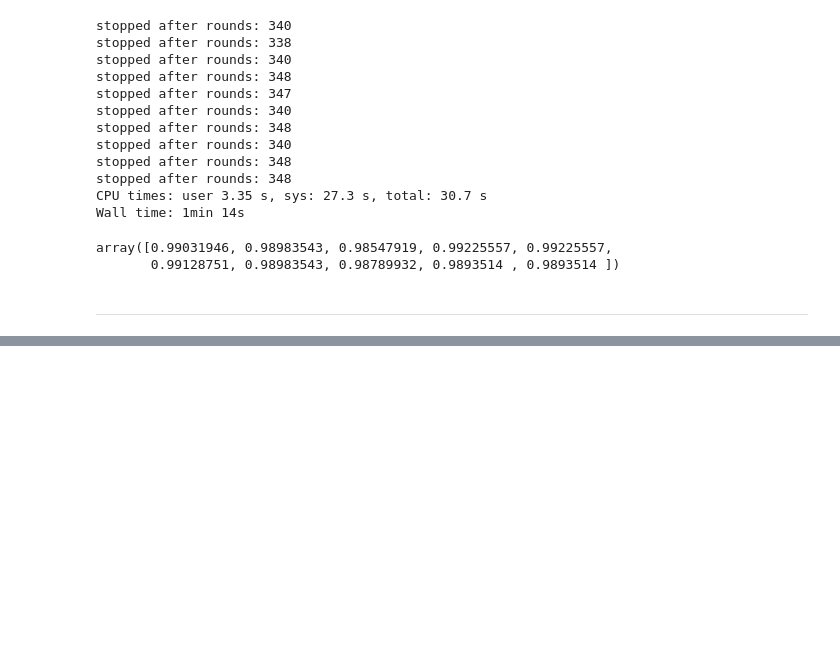
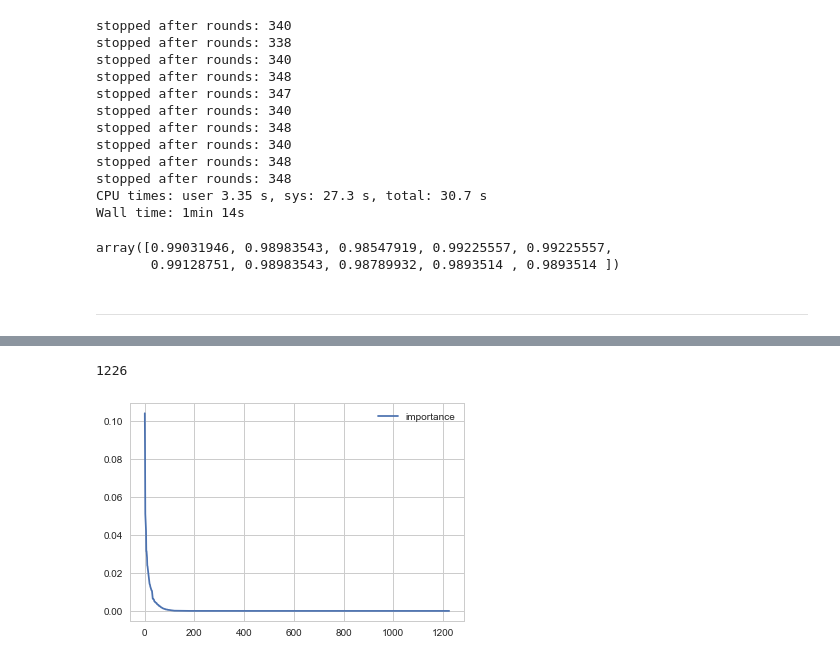
Before and after one commit to tmoerman/alois, a Jupyter notebook: notebooks/03_ashley_21_mar_2018/03_boruta_classification_GT.ipynb, the cells around one changed output, grey strips where cells are left out. Saved outputs shown, nothing was run; the diff lists cells and outputs as text; code cells hidden in the pictures; blank space fills up the shorter version.

```diff
--- a/notebooks/03_ashley_21_mar_2018/03_boruta_classification_GT.ipynb
+++ b/notebooks/03_ashley_21_mar_2018/03_boruta_classification_GT.ipynb
@@ -253,0 +262,9 @@ array([0.99031946, 0.98983543, 0.98547919, 0.99225557, 0.99225557,
+# %%
+X_train = X.loc[train_idx]
+X_test  = X.loc[test_idx]
+y_train = y.loc[train_idx]
+y_test  = y.loc[test_idx]
+# %%
+sgbm = GradientBoostingClassifier(random_state=42, learning_rate=0.01, n_estimators=250, max_features=0.1)
+# %%
+sgbm.fit(X_train, y_train)
@@ -253,0 +279,11 @@ array([0.99031946, 0.98983543, 0.98547919, 0.99225557, 0.99225557,
+# %%
+len(list(sgbm.feature_importances_))
+# %% [output]
+1226
+# %%
+genes_by_importances = pd.DataFrame({'gene': GT_features, 'importance': sgbm.feature_importances_})
+# %%
+genes_by_importances.sort_values(by='importance', ascending=False).plot(use_index=False)
+plt.show()
+# %% [output]
+[figure, added]
```
Also changed, not shown: parts of 30 cells of this notebook, 4 other files.
